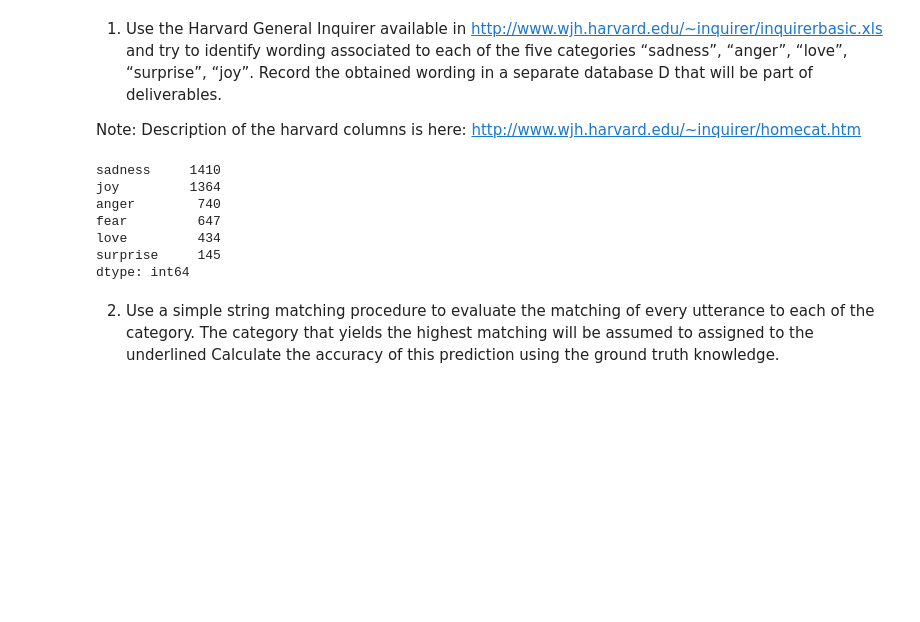
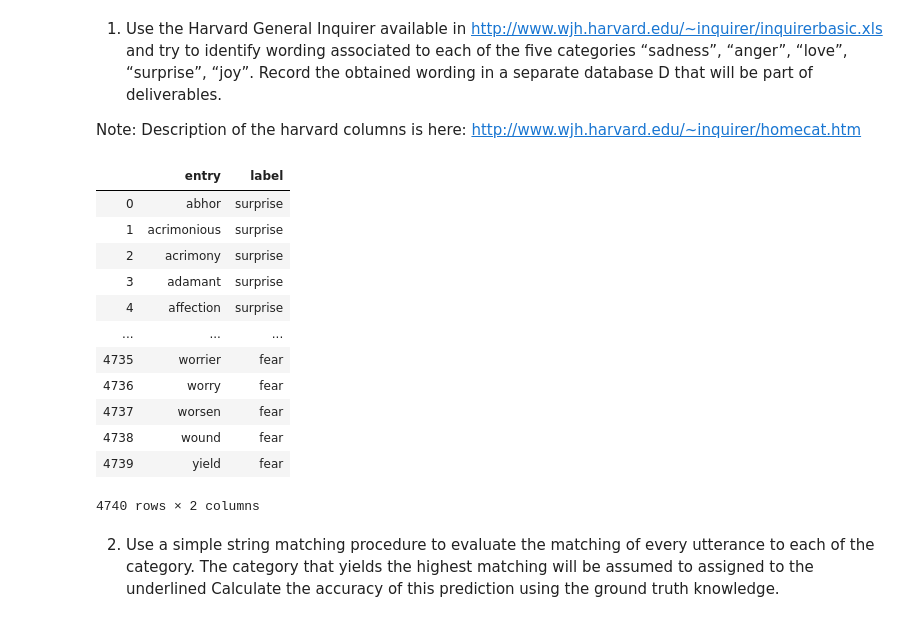
Before and after one commit to loerssoni/nlp_project_2020, a Jupyter notebook: initial analysis.ipynb, the cells around one changed output. Cells and saved outputs as stored; diff of their text form; code cells hidden in the pictures; blank space fills up the shorter version.

```diff
--- a/initial analysis.ipynb
+++ b/initial analysis.ipynb
@@ -12,29 +14,3 @@ val = pd.read_csv('val.txt', header=None, names=['text','label'], sep=';')
 1.	Use the Harvard General Inquirer available in http://www.wjh.harvard.edu/~inquirer/inquirerbasic.xls and try to identify wording associated to each of the five categories “sadness”, “anger”, “love”, “surprise”, “joy”. Record the obtained wording in a separate database D that will be part of deliverables.
 
 Note: Description of the harvard columns is here: http://www.wjh.harvard.edu/~inquirer/homecat.htm
-# %%
-harv_inquirer = pd.read_excel('http://www.wjh.harvard.edu/~inquirer/inquirerbasic.xls')
-harv_inquirer['Entry'] = harv_inquirer.Entry.astype(str)
-
-def get_category(label, categories, not_categories = [], harv_inquirer = harv_inquirer):
-    cond = True
-    for cat in categories:
-        cond = cond&~harv_inquirer[cat].isna()
-    if len(not_categories) > 0:
-        for not_cat in not_categories:
-            cond = cond&harv_inquirer[not_cat].isna()
-    words_t = harv_inquirer.loc[cond,'Entry'].str.lower()
-    words_t = pd.DataFrame(words_t.str.split('#').str[0])
-    words_t['label'] = label
-    words_t.columns = words_t.columns.str.lower()
-    words_t.drop_duplicates(inplace=True)
-    return words_t
-
-def get_all_cat(category_dict, harv_inquirer = harv_inquirer):
-    df = pd.DataFrame(columns=['entry','label'])
-    for label, categories in category_dict.items():
-        df = df.append(get_category(label, categories['include'], categories['exclude']))
-    df = df.reset_index(drop = True)
-    df = pd.get_dummies(df.label).set_index(df.entry).reset_index()
-    df = df.groupby('entry').sum()
-    return df.reindex(sorted(df.columns), axis=1)
@@ -65,17 +43,24 @@ category_dict = {
         'exclude': []
     }
 }
-# %%
-match_target = get_all_cat(category_dict)
-match_target.sum().sort_values(ascending=False)
-# %% [output]
-sadness     1410
-joy         1364
-anger        740
-fear         647
-love         434
-surprise     145
-dtype: int64
+# %%
+match_targets = get_all_cat(category_dict, harv_inquirer)
+# %%
+match_targets
+# %% [output]
+|  | entry | label |
+| 0 | abhor | surprise |
+| 1 | acrimonious | surprise |
+| 2 | acrimony | surprise |
+| 3 | adamant | surprise |
+| 4 | affection | surprise |
+| ... | ... | ... |
+| 4735 | worrier | fear |
+| 4736 | worry | fear |
+| 4737 | worsen | fear |
+| 4738 | wound | fear |
+| 4739 | yield | fear |
+4740 rows × 2 columns
 # %% [markdown]
 2.	Use a simple string matching procedure to evaluate the matching of every utterance to each of the category. The category that yields the highest matching will be assumed to assigned to the underlined Calculate the accuracy of this prediction using the ground truth knowledge.
 # %%
```
Also changed, not shown: parts of 14 cells of this notebook, 1 other file.
